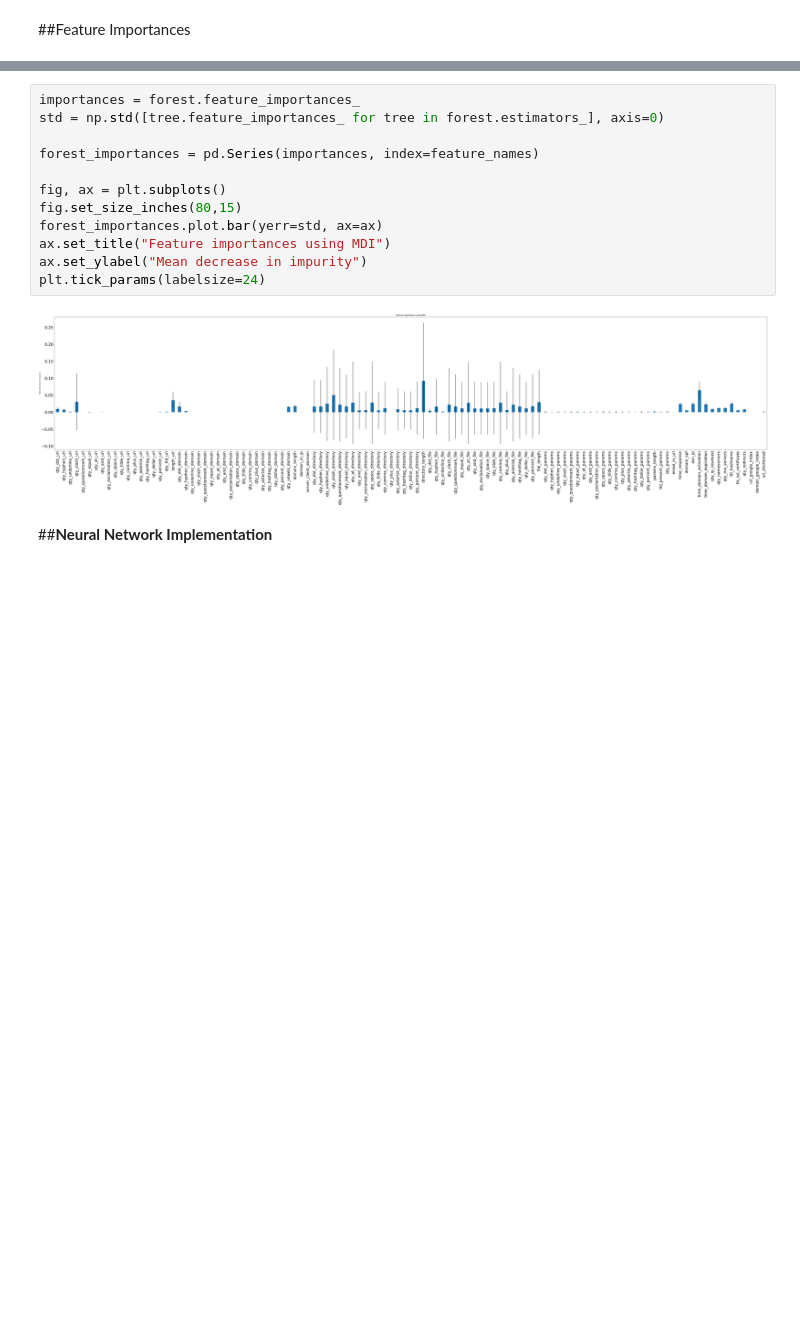
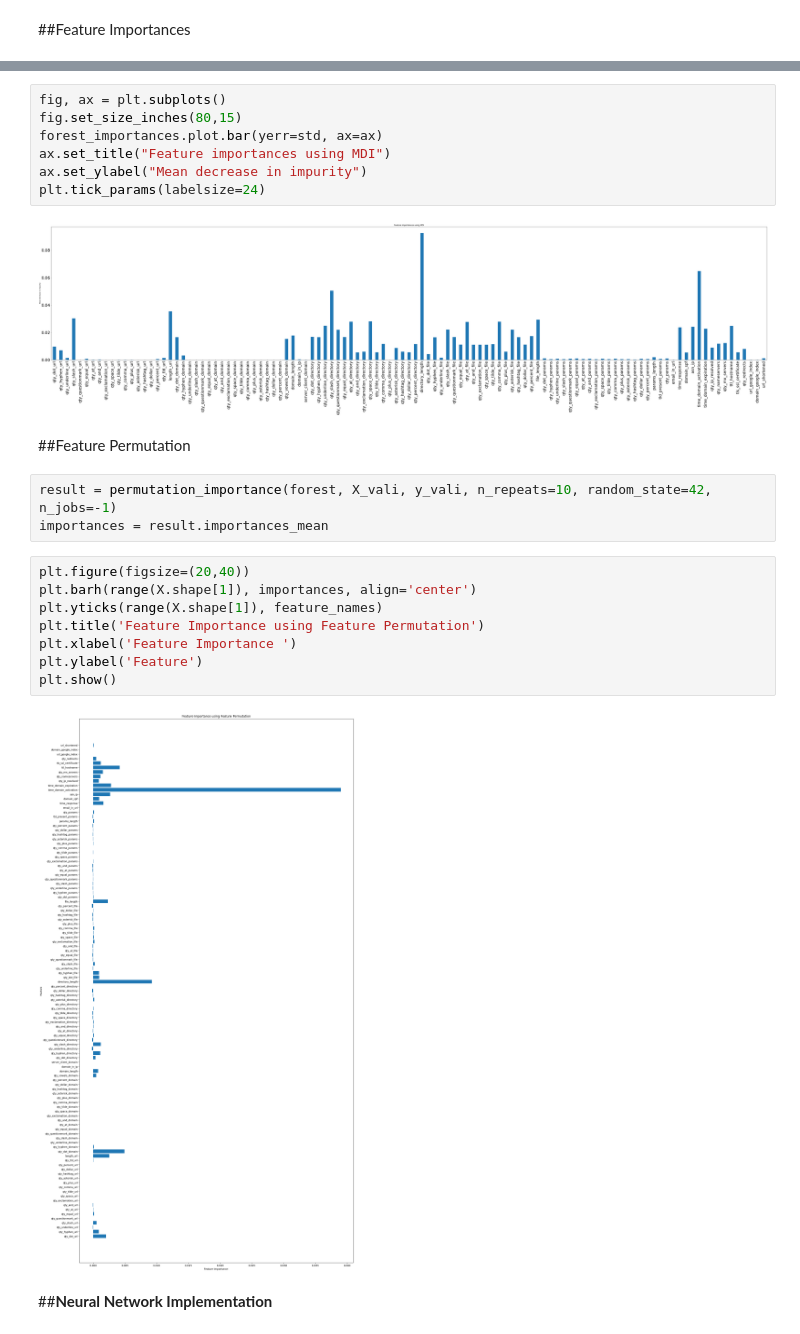
Before and after one commit to LucasCatchlove/AI-URL-Classifier, a Jupyter notebook: notebook.ipynb, the cells around one changed output, grey strips where cells are left out. Saved outputs shown, nothing was run; the diff lists cells and outputs as text; blank space fills up the shorter version.

```diff
--- a/notebook.ipynb
+++ b/notebook.ipynb
@@ -190,9 +211,4 @@ print('{:.2%} test error'.format(1-test_accuracy))
 # %%
-importances = forest.feature_importances_
-std = np.std([tree.feature_importances_ for tree in forest.estimators_], axis=0)
-
-forest_importances = pd.Series(importances, index=feature_names)
-
 fig, ax = plt.subplots()
 fig.set_size_inches(80,15)
 forest_importances.plot.bar(yerr=std, ax=ax)
@@ -200,7 +216,22 @@ ax.set_title("Feature importances using MDI")
 ax.set_ylabel("Mean decrease in impurity")
 plt.tick_params(labelsize=24)
 # %% [output]
-[figure, old version]
+[figure, new version]
+# %% [markdown]
+##Feature Permutation
+# %%
+result = permutation_importance(forest, X_vali, y_vali, n_repeats=10, random_state=42, n_jobs=-1)
+importances = result.importances_mean
+# %%
+plt.figure(figsize=(20,40))
+plt.barh(range(X.shape[1]), importances, align='center')
+plt.yticks(range(X.shape[1]), feature_names)
+plt.title('Feature Importance using Feature Permutation')
+plt.xlabel('Feature Importance ')
+plt.ylabel('Feature')
+plt.show()
+# %% [output]
+[figure, added]
 # %% [markdown]
 ##**Neural Network Implementation**
 # %%
```
Also changed, not shown: parts of 14 cells of this notebook.
